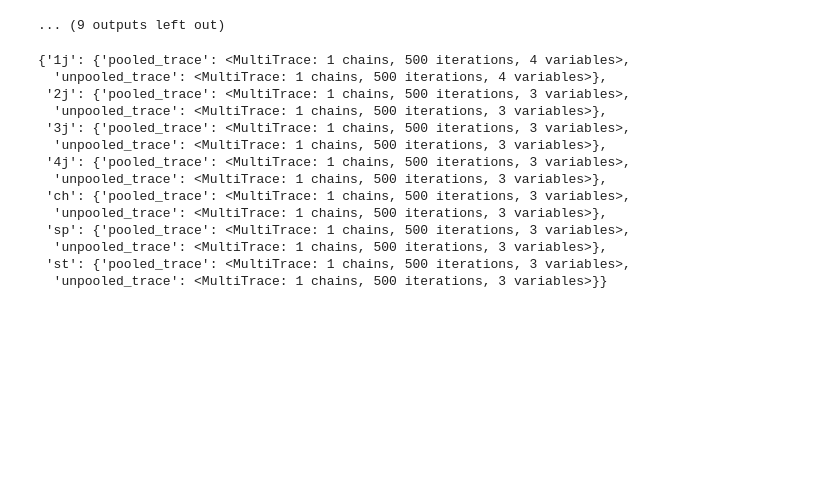
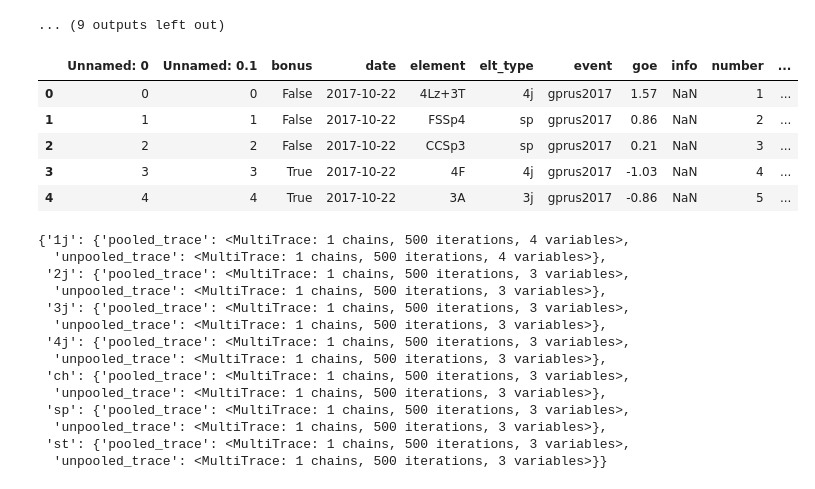
Before and after one commit to mengyazhu96/figure-skating-analysis, a Jupyter notebook: code/multi_elts_1.ipynb, the cells around one changed output. Saved outputs shown, nothing was run; the diff lists cells and outputs as text; code cells hidden in the pictures; blank space fills up the shorter version.

```diff
--- a/code/multi_elts_1.ipynb
+++ b/code/multi_elts_1.ipynb
@@ -531,0 +532,11 @@ with open('fits/men_nonmulti.pickle', 'w') as f:
+# %%
+elements_pred = pd.read_csv('fits/men_multi_elts_1.csv')
+# %%
+elements_pred.head()
+# %% [output]
+|  | Unnamed: 0 | Unnamed: 0.1 | bonus | date | element | elt_type | event | goe | info | number | ... |
+| 0 | 0 | 0 | False | 2017-10-22 | 4Lz+3T | 4j | gprus2017 | 1.57 | NaN | 1 | ... |
+| 1 | 1 | 1 | False | 2017-10-22 | FSSp4 | sp | gprus2017 | 0.86 | NaN | 2 | ... |
+| 2 | 2 | 2 | False | 2017-10-22 | CCSp3 | sp | gprus2017 | 0.21 | NaN | 3 | ... |
+| 3 | 3 | 3 | True | 2017-10-22 | 4F | 4j | gprus2017 | -1.03 | NaN | 4 | ... |
+| 4 | 4 | 4 | True | 2017-10-22 | 3A | 3j | gprus2017 | -0.86 | NaN | 5 | ... |
```
Also changed, not shown: parts of 7 cells of this notebook, 2 other files.
